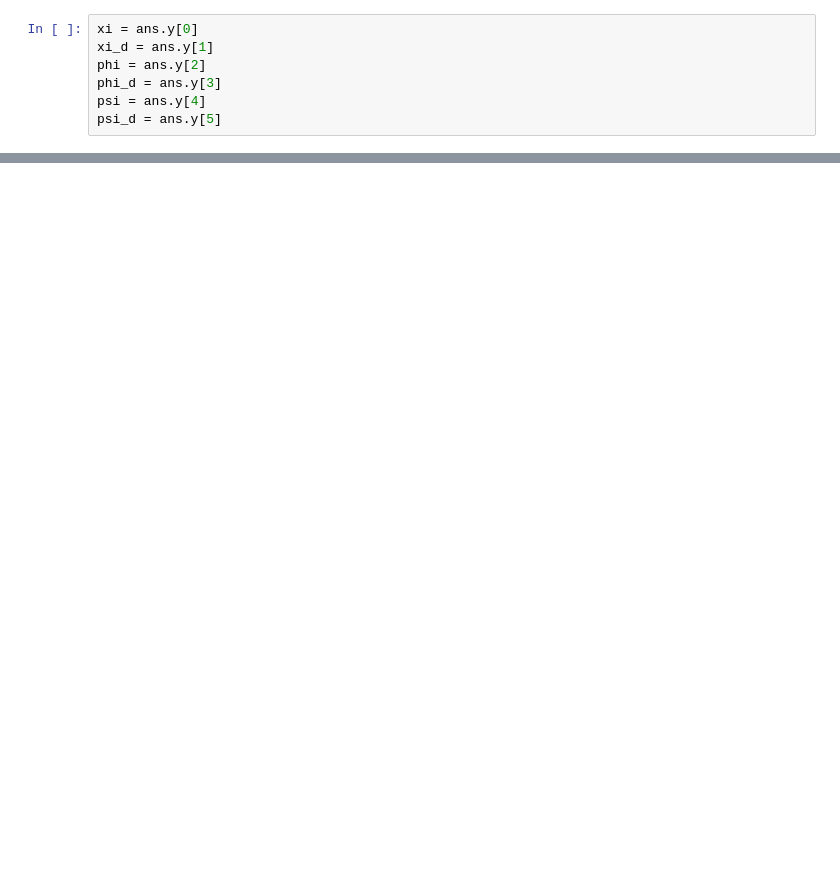
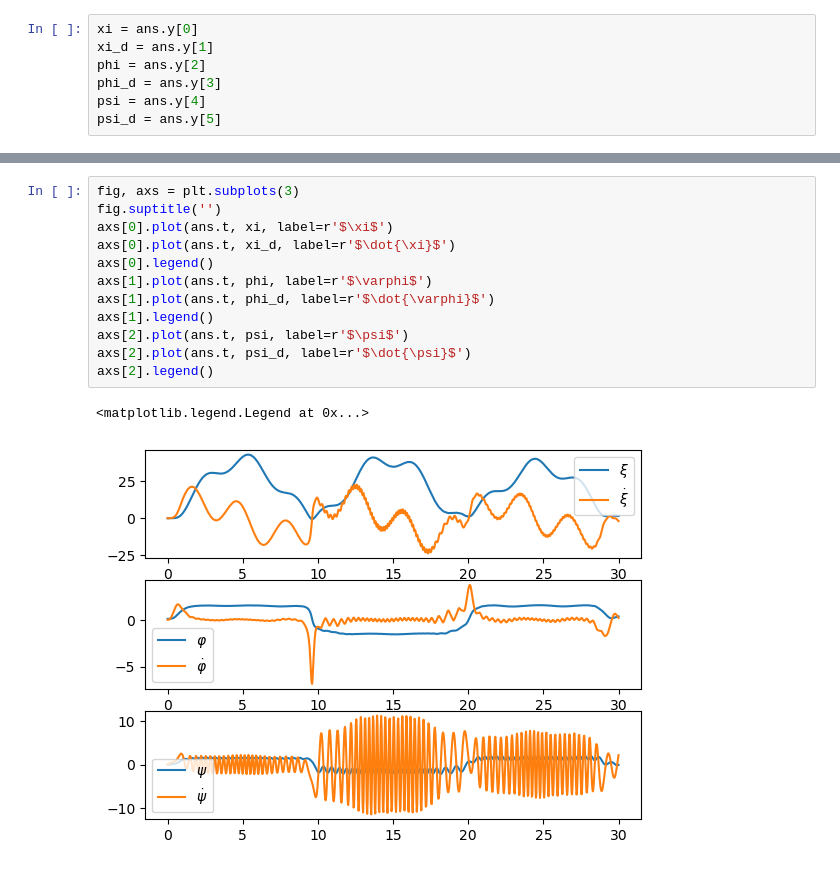
Before and after one commit to JFelipeSP/Proyecto-Herramientas, a Jupyter notebook: Proyecto.ipynb, the cells around one changed output, grey strips where cells are left out. Drawn from its saved outputs; the diff is of its cells as text; blank space fills up the shorter version.

```diff
--- a/Proyecto.ipynb
+++ b/Proyecto.ipynb
@@ -218,0 +237,15 @@ plt.legend()
+# %%
+fig, axs = plt.subplots(3)
+fig.suptitle('')
+axs[0].plot(ans.t, xi, label=r'$\xi$')
+axs[0].plot(ans.t, xi_d, label=r'$\dot{\xi}$')
+axs[0].legend()
+axs[1].plot(ans.t, phi, label=r'$\varphi$')
+axs[1].plot(ans.t, phi_d, label=r'$\dot{\varphi}$')
+axs[1].legend()
+axs[2].plot(ans.t, psi, label=r'$\psi$')
+axs[2].plot(ans.t, psi_d, label=r'$\dot{\psi}$')
+axs[2].legend()
+# %% [output]
+<matplotlib.legend.Legend at 0x...>
+[figure, added]
```
Also changed, not shown: parts of 11 cells of this notebook.
